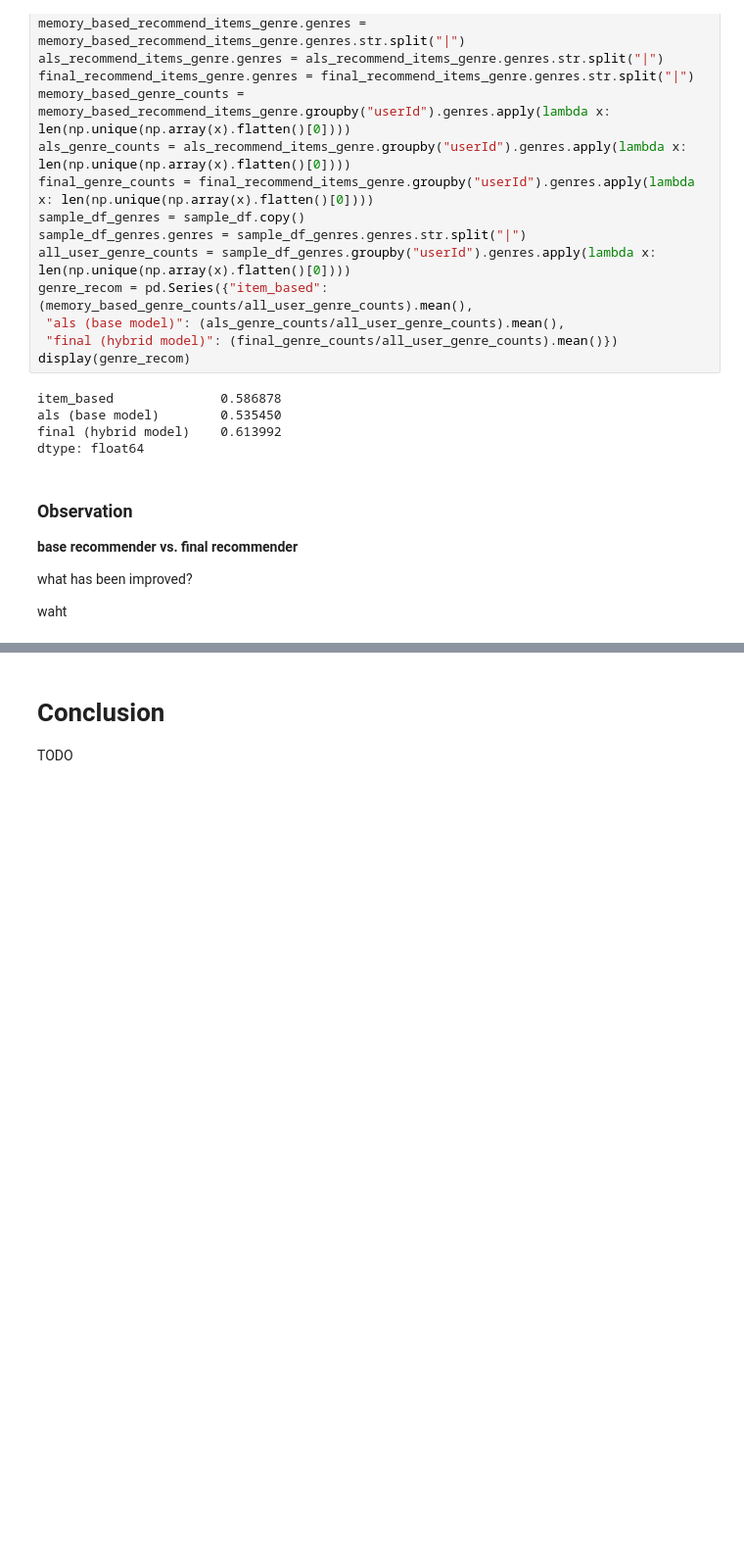
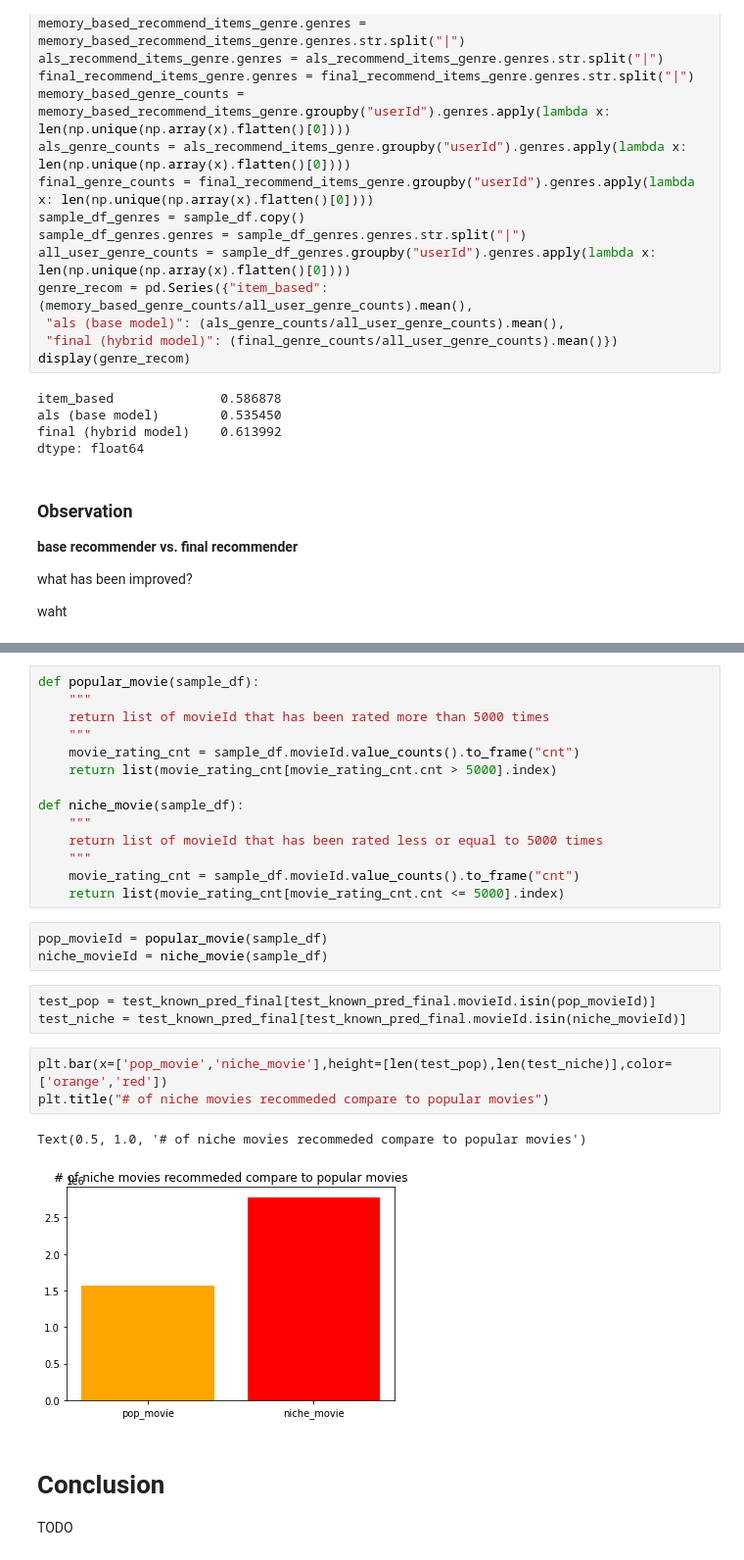
Before and after one commit to syeehyn/personalization-system, a Jupyter notebook: notebook/final_report-jiekie.ipynb, the cells around one changed output, grey strips where cells are left out. Shown at 98% size. Saved outputs shown, nothing was run; the diff lists cells and outputs as text; blank space fills up the shorter version.

```diff
--- a/notebook/final_report-jiekie.ipynb
+++ b/notebook/final_report-jiekie.ipynb
@@ -1347,3 +1401,29 @@ waht
+# %%
+def popular_movie(sample_df):
+    """
+    return list of movieId that has been rated more than 5000 times
+    """
+    movie_rating_cnt = sample_df.movieId.value_counts().to_frame("cnt")
+    return list(movie_rating_cnt[movie_rating_cnt.cnt > 5000].index)
+
+def niche_movie(sample_df):
+    """
+    return list of movieId that has been rated less or equal to 5000 times
+    """
+    movie_rating_cnt = sample_df.movieId.value_counts().to_frame("cnt")
+    return list(movie_rating_cnt[movie_rating_cnt.cnt <= 5000].index)
+# %%
+pop_movieId = popular_movie(sample_df)
+niche_movieId = niche_movie(sample_df)
+# %%
+test_pop = test_known_pred_final[test_known_pred_final.movieId.isin(pop_movieId)]
+test_niche = test_known_pred_final[test_known_pred_final.movieId.isin(niche_movieId)]
+# %%
+plt.bar(x=['pop_movie','niche_movie'],height=[len(test_pop),len(test_niche)],color=['orange','red'])
+plt.title("# of niche movies recommeded compare to popular movies")
+# %% [output]
+Text(0.5, 1.0, '# of niche movies recommeded compare to popular movies')
+[figure, added]
 # %% [markdown]
 # Conclusion
 
```
Also changed, not shown: parts of 10 cells of this notebook, 1 other file.
